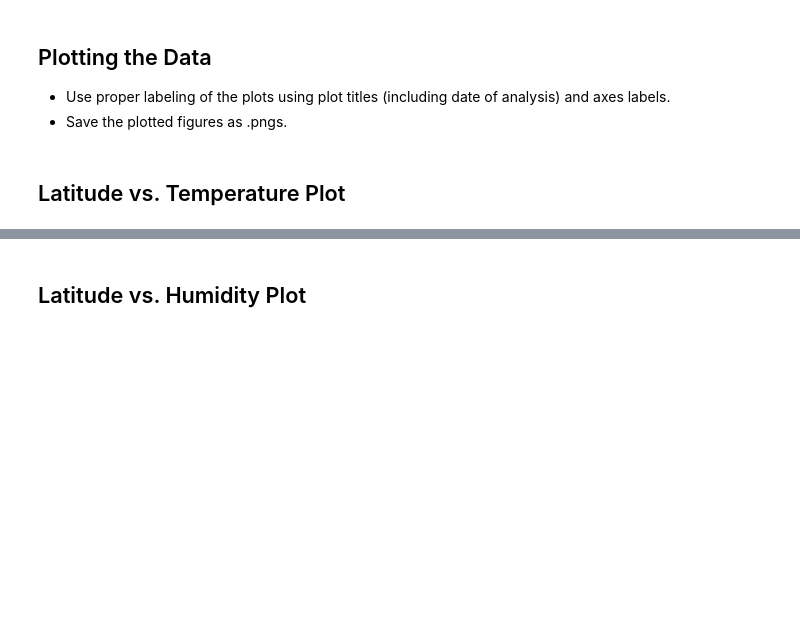
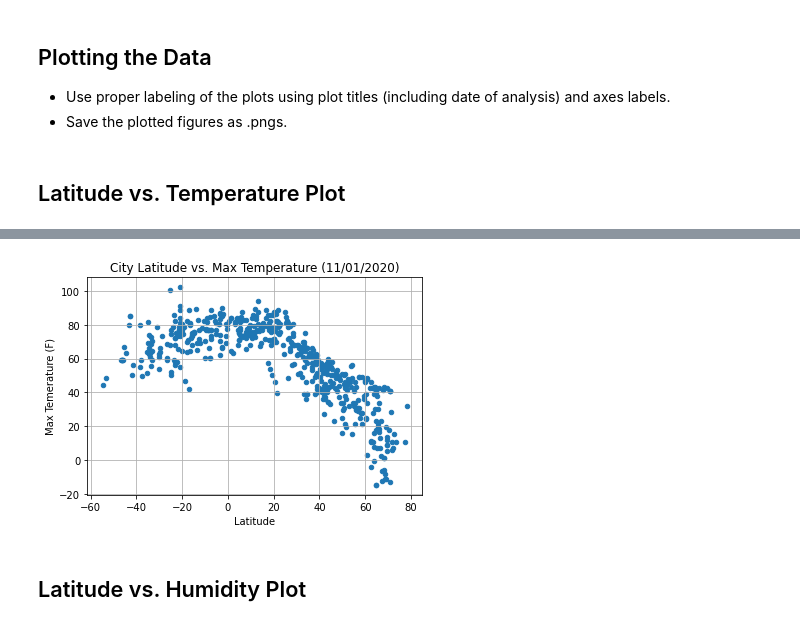
Before and after one commit to brettmw92/python-api-challenge, a Jupyter notebook: WeatherPy.ipynb, the cells around one changed output, grey strips where cells are left out. Drawn from its saved outputs; the diff is of its cells as text; code cells hidden in the pictures; blank space fills up the shorter version.

Commit message:
weatherpy done

```diff
--- a/WeatherPy.ipynb
+++ b/WeatherPy.ipynb
@@ -58,8 +58,7 @@ len(cities)
 * Perform a weather check on each city using a series of successive API calls.
 * Include a print log of each city as it'sbeing processed (with the city number and city name).
 # %%
-base_url = "http://api.openweathermap.org/data/2.5/weather?"
+url = "http://api.openweathermap.org/data/2.5/weather?"
 units = "imperial"
 # Build partial query URL
-query_url = f"{base_url}appid={weather_api_key}&units={units}&q="
-query_url
+query_url = f"{url}appid={weather_api_key}&units={units}&q="
@@ -161,0 +132,15 @@ with open(output_file, 'w') as datafile:
+# %%
+weather_dictionary = {
+    "City": city_name,
+    "Cloudiness":cloudiness,
+    "Country":country,
+    "Date":date,
+    "Humidity": humidity,
+    "Lat":lat,
+    "Lng":lng,
+    "Max Temp": max_temp,
+    "Wind Speed":wind_speed
+}
+
+weather_df = pd.DataFrame(weather_dictionary)
+weather_df
@@ -176,0 +165,5 @@ Skip this step if there are no cities that have humidity > 100%.
+# %%
+weather_df.drop(weather_df[weather_df["Humidity"] > 100].index, inplace = True)
+
+weather_df.to_csv('output_data/cities.csv')
+weather_df
@@ -200,2 +204,11 @@ Int64Index([], dtype='int64')
+# %%
+weather_df.plot('Lat', 'Max Temp', kind='scatter')
+plt.title("City Latitude vs. Max Temperature (11/01/2020)")
+plt.xlabel("Latitude")
+plt.ylabel("Max Temerature (F)")
+plt.grid(b=None)
+plt.show()
+# %% [output]
+[figure, added]
 # %% [markdown]
 ## Latitude vs. Humidity Plot
```
Also changed, not shown: parts of 33 cells of this notebook, 3 other files.
